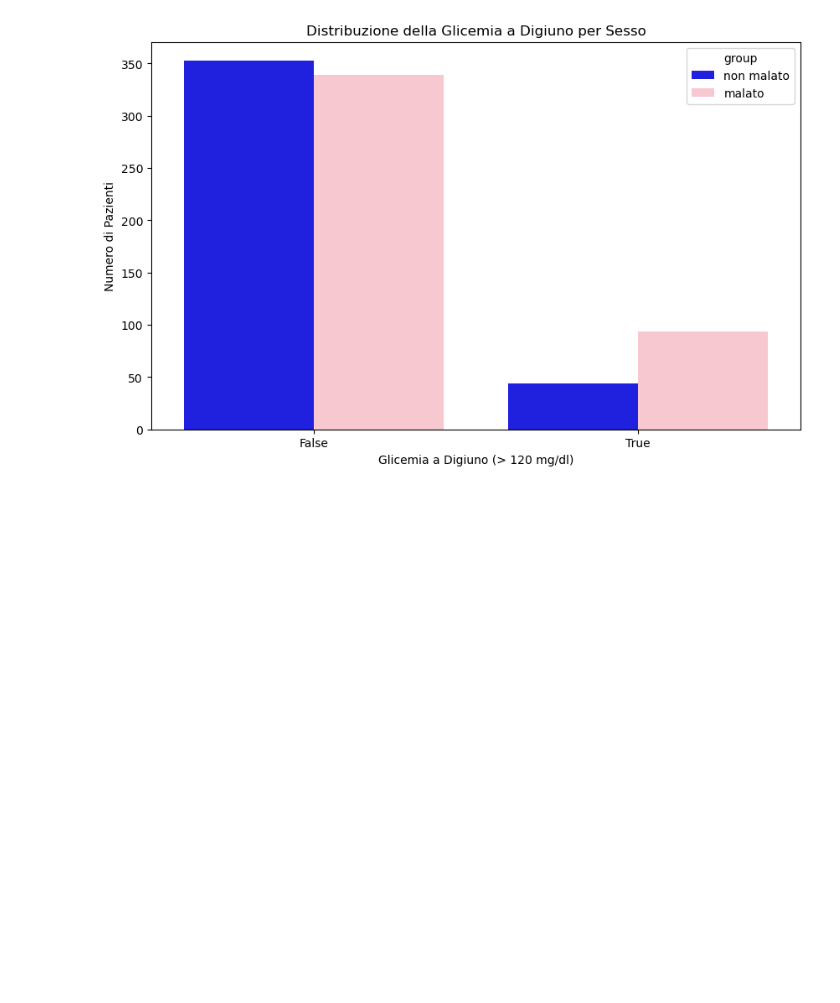
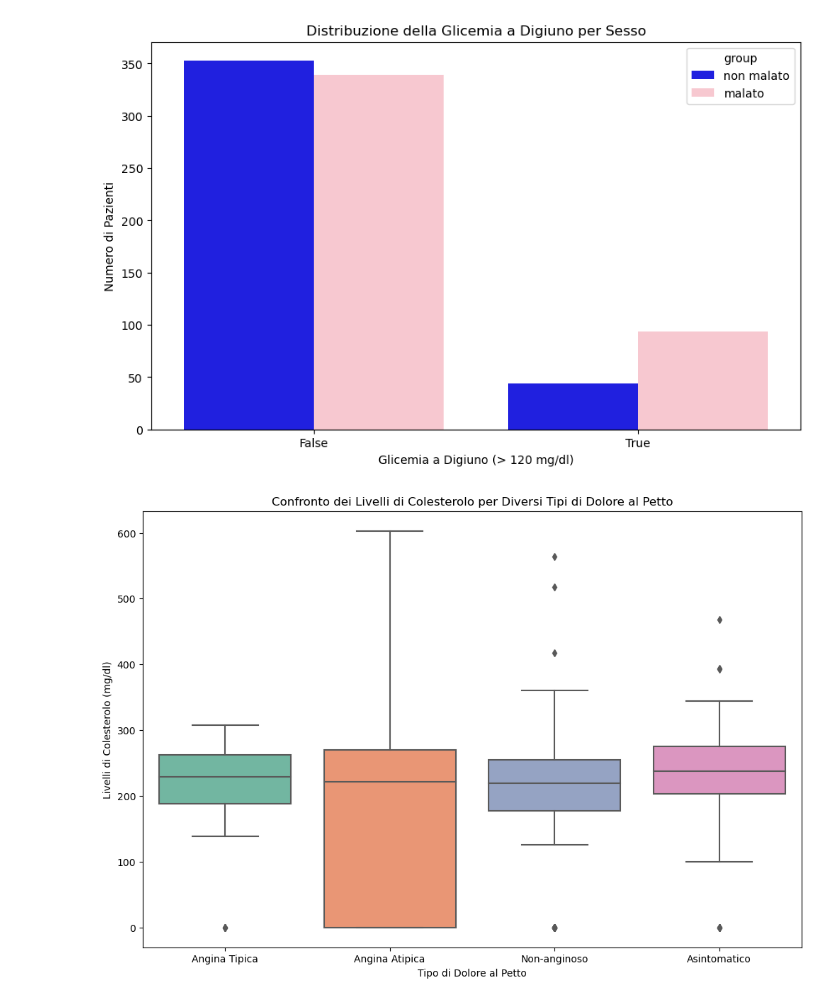
Before and after one commit to mattiaise/scientific-visualization, a Jupyter notebook: maxHeart_copia.ipynb, the cells around one changed output. Saved outputs shown, nothing was run; the diff lists cells and outputs as text; code cells hidden in the pictures; blank space fills up the shorter version.

```diff
--- a/maxHeart_copia.ipynb
+++ b/maxHeart_copia.ipynb
@@ -218,3 +218,30 @@ bar_plot.set_title("Distribuzione della Glicemia a Digiuno per Sesso")
 plt.show()
 # %% [output]
 [figure]
+# %%
+import pandas as pd
+import seaborn as sns
+import matplotlib.pyplot as plt
+
+# Supponiamo che il DataFrame df sia già caricato con i dati pertinenti.
+# Esempio di caricamento del dataset (se necessario)
+# df = pd.read_csv('path_to_dataset.csv')
+
+# Creiamo un box plot per confrontare i livelli di colesterolo per diversi tipi di dolore al petto
+plt.figure(figsize=(12, 8))
+box_plot = sns.boxplot(x='cp', y='chol', data=df, palette='Set2')
+
+# Impostiamo le etichette degli assi
+box_plot.set_xlabel("Tipo di Dolore al Petto")
+box_plot.set_ylabel("Livelli di Colesterolo (mg/dl)")
+
+# Impostiamo il titolo del grafico
+box_plot.set_title("Confronto dei Livelli di Colesterolo per Diversi Tipi di Dolore al Petto")
+
+# Impostiamo le etichette per i tipi di dolore al petto
+box_plot.set_xticklabels(['Angina Tipica', 'Angina Atipica', 'Non-anginoso', 'Asintomatico'])
+
+# Mostriamo il grafico
+plt.show()
+# %% [output]
+[figure, added]
```
Also changed, not shown: parts of 2 cells of this notebook, 1 other file.
